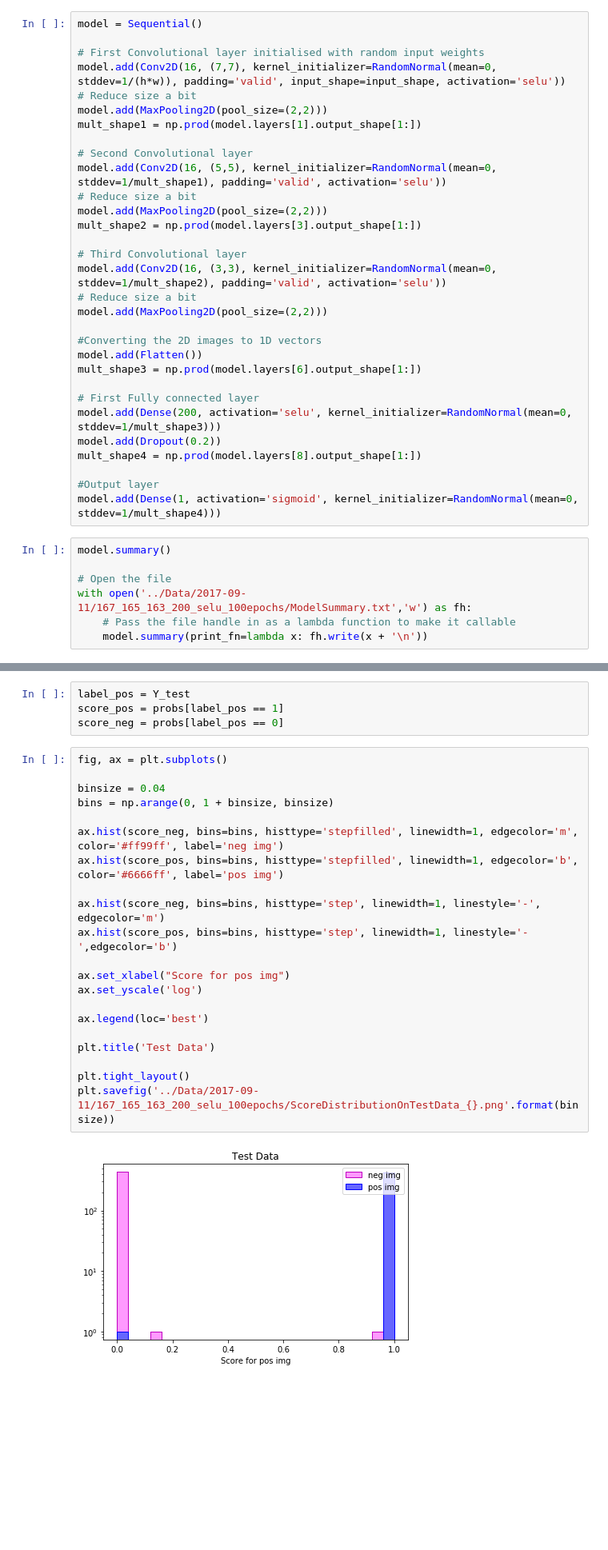
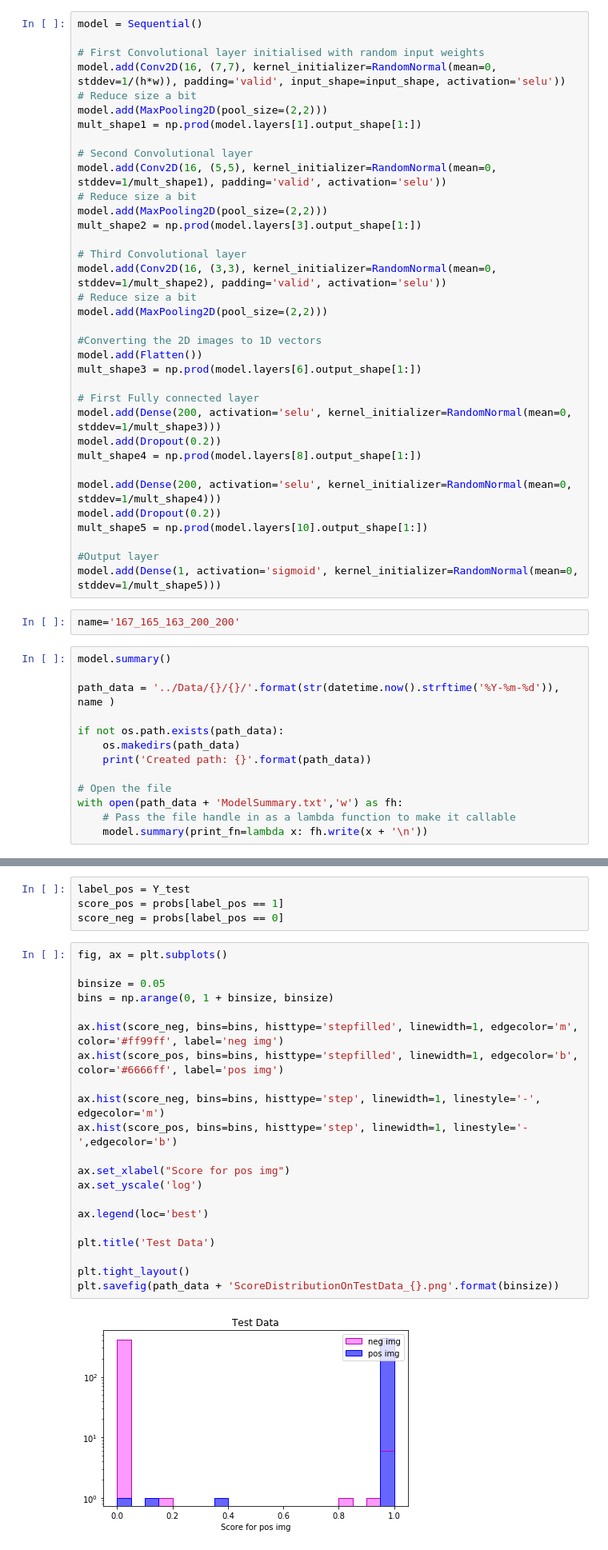
Before and after one commit to jamenne/WindingControl, a Jupyter notebook: WindingControlTraining.ipynb, the cells around one changed output, grey strips where cells are left out. Shown: that part at 80% size. Cells and saved outputs as stored; diff of their text form; blank space fills up the shorter version.

```diff
--- a/WindingControlTraining.ipynb
+++ b/WindingControlTraining.ipynb
@@ -301,13 +301,25 @@ model.add(Dense(200, activation='selu', kernel_initializer=RandomNormal(mean=0,
 model.add(Dropout(0.2))
 mult_shape4 = np.prod(model.layers[8].output_shape[1:])
 
+model.add(Dense(200, activation='selu', kernel_initializer=RandomNormal(mean=0, stddev=1/mult_shape4)))
+model.add(Dropout(0.2))
+mult_shape5 = np.prod(model.layers[10].output_shape[1:])
+
 #Output layer
-model.add(Dense(1, activation='sigmoid', kernel_initializer=RandomNormal(mean=0, stddev=1/mult_shape4)))
+model.add(Dense(1, activation='sigmoid', kernel_initializer=RandomNormal(mean=0, stddev=1/mult_shape5)))
+# %%
+name='167_165_163_200_200'
 # %%
 model.summary()
 
+path_data = '../Data/{}/{}/'.format(str(datetime.now().strftime('%Y-%m-%d')), name )
+
+if not os.path.exists(path_data):
+    os.makedirs(path_data)
+    print('Created path: {}'.format(path_data))
+
 # Open the file
-with open('../Data/2017-09-11/167_165_163_200_selu_100epochs/ModelSummary.txt','w') as fh:
+with open(path_data + 'ModelSummary.txt','w') as fh:
     # Pass the file handle in as a lambda function to make it callable
     model.summary(print_fn=lambda x: fh.write(x + '\n'))
 # %% [output]
@@ -423,26 +435,26 @@ score_neg = probs[label_pos == 0]
 # %%
 fig, ax = plt.subplots()
 
-binsize = 0.04
+binsize = 0.05
 bins = np.arange(0, 1 + binsize, binsize)
 
 ax.hist(score_neg, bins=bins, histtype='stepfilled', linewidth=1, edgecolor='m', color='#ff99ff', label='neg img')
 ax.hist(score_pos, bins=bins, histtype='stepfilled', linewidth=1, edgecolor='b', color='#6666ff', label='pos img')
 
 ax.hist(score_neg, bins=bins, histtype='step', linewidth=1, linestyle='-', edgecolor='m')
 ax.hist(score_pos, bins=bins, histtype='step', linewidth=1, linestyle='-',edgecolor='b')
 
 ax.set_xlabel("Score for pos img")
 ax.set_yscale('log')
 
 ax.legend(loc='best')
 
 plt.title('Test Data')
 
 plt.tight_layout()
-plt.savefig('../Data/2017-09-11/167_165_163_200_selu_100epochs/ScoreDistributionOnTestData_{}.png'.format(binsize))
+plt.savefig(path_data + 'ScoreDistributionOnTestData_{}.png'.format(binsize))
 # %% [output]
-[figure, old version]
+[figure, new version]
 # %%
 # positive images below 0.5
 img_pos = X_test_norm[label_pos == 1]
```
Also changed, not shown: parts of 10 cells of this notebook.
